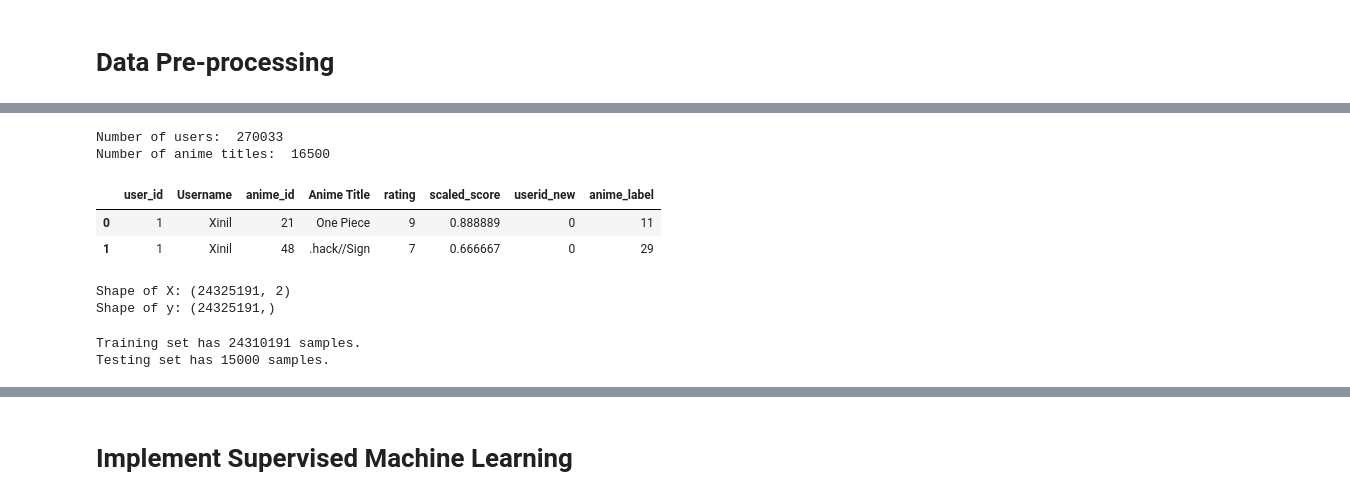
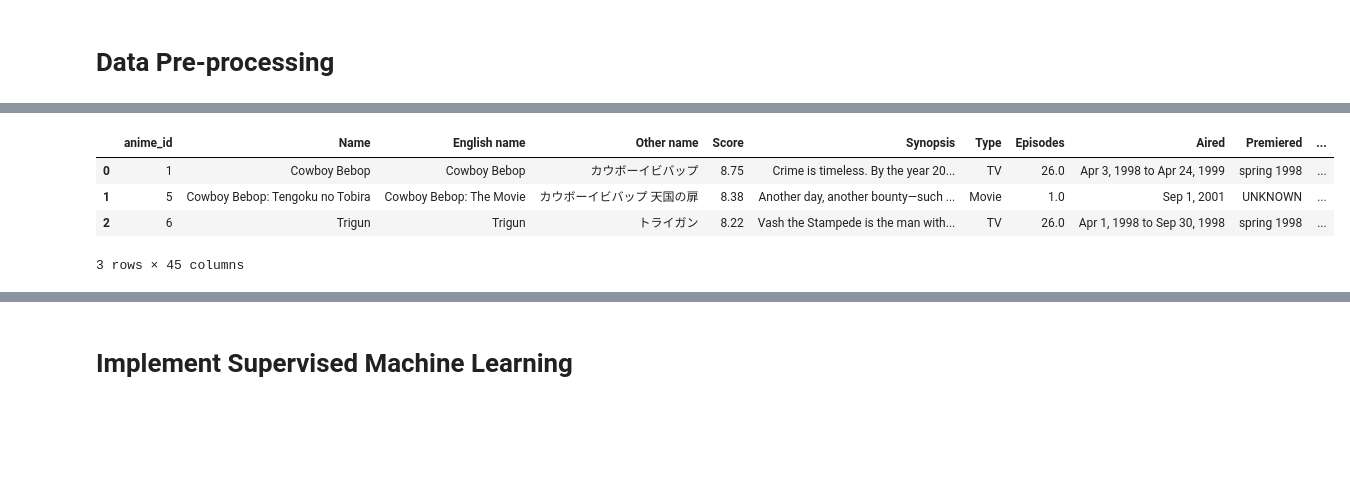
Before and after one commit to JoshRDFI/capstone, a Jupyter notebook: AnimeRecommender.ipynb, the cells around one changed output, grey strips where cells are left out. Saved outputs shown, nothing was run; the diff lists cells and outputs as text; code cells hidden in the pictures; blank space fills up the shorter version.

Commit message:
Fix errors
Making changes to the ML model and correcting errors.

```diff
--- a/AnimeRecommender.ipynb
+++ b/AnimeRecommender.ipynb
@@ -219,6 +218,6 @@ anime.loc[anime['Score'] == "UNKNOWN"]
 # %% [markdown]
 Since very few members have watched/favorited these shows with UNKNOWN as a score, I have decided to give them a 0.5 score. This keeps them from being eliminated from the dataset, and maybe allows someone in the future to discover a hidden gem.
 # %%
-anime['Score'] = anime['Score'].replace('UNKNOWN', '0.5')
+anime_df['Score'] = anime_df['Score'].replace('UNKNOWN', '0.5')
 # %%
 # Rerun check to test
@@ -228,5 +227,5 @@ anime.loc[anime['Score'] == "UNKNOWN"]
 0 rows × 24 columns
 # %%
 # Perform same on Rank and Popularity to replace 'UNKNOWN'
-anime['Rank'] = anime['Rank'].replace('UNKNOWN', '0.0')
-anime['Popularity'] = anime['Popularity'].replace('UNKNOWN', '0')
+anime_df['Rank'] = anime_df['Rank'].replace('UNKNOWN', '0.0')
+anime_df['Popularity'] = anime_df['Popularity'].replace('UNKNOWN', '0')
@@ -232,0 +234,3 @@ anime['Popularity'] = anime['Popularity'].replace('UNKNOWN', '0')
+# %%
+# Convert 'Rank' to numeric
+anime_df['Rank'] = pd.to_numeric(anime_df['Rank'], errors='coerce')
@@ -483,37 +498,29 @@ num_animes = len(anime_label.classes_)
-# %%
-# Show results from encoding process
-print("Number of users: ", num_users)
-print("Number of anime titles: ", num_animes)
-# %% [output]
-Number of users:  270033
-Number of anime titles:  16500
-# %%
-scores.head(2)
-# %% [output]
-|  | user_id | Username | anime_id | Anime Title | rating | scaled_score | userid_new | anime_label |
-| 0 | 1 | Xinil | 21 | One Piece | 9 | 0.888889 | 0 | 11 |
-| 1 | 1 | Xinil | 48 | .hack//Sign | 7 | 0.666667 | 0 | 29 |
-# %%
-# Shuffle 'scores'
-scores = shuffle(scores, random_state=100)
-
-# Create feature matrix X and target variable y
-X = scores[['userid_new', 'anime_label']].values
-y = scores["scaled_score"].values
-
-# Printing dataset information
-print("Shape of X:", X.shape)
-print("Shape of y:", y.shape)
-# %% [output]
-Shape of X: (24325191, 2)
-Shape of y: (24325191,)
-# %%
-test_set_size = 15000  # Number of samples for test set
-
-X_train, X_test, y_train, y_test = train_test_split(X, y, test_size=test_set_size, random_state=5)
-
-print("Training set has {} samples.".format(y_train.shape[0]))
-print("Testing set has {} samples.".format(y_test.shape[0]))
-# %% [output]
-Training set has 24310191 samples.
-Testing set has 15000 samples.
+# %%
+def encode_genres(anime_df):
+    # Split the 'Genres' column
+    anime_df['Genres'] = anime_df['Genres'].str.split(', ')
+
+    # Use MultiLabelBinarizer to one-hot encode the genres
+    mlb = MultiLabelBinarizer()
+    genres_encoded = mlb.fit_transform(anime_df['Genres'])
+
+    # Convert the encoded genres to a DataFrame and set column names
+    genres_encoded_df = pd.DataFrame(genres_encoded, columns=mlb.classes_)
+
+    # Concatenate the encoded genres to the original dataframe
+    anime_df = pd.concat([anime_df, genres_encoded_df], axis=1)
+
+    # Drop the original 'Genres' column
+    anime_df.drop('Genres', axis=1, inplace=True)
+
+    return anime_df
+
+anime_df = encode_genres(anime_df)
+# %%
+anime_df.head(3)
+# %% [output]
+|  | anime_id | Name | English name | Other name | Score | Synopsis | Type | Episodes | Aired | Premiered | ... |
+| 0 | 1 | Cowboy Bebop | Cowboy Bebop | カウボーイビバップ | 8.75 | Crime is timeless. By the year 20... | TV | 26.0 | Apr 3, 1998 to Apr 24, 1999 | spring 1998 | ... |
+| 1 | 5 | Cowboy Bebop: Tengoku no Tobira | Cowboy Bebop: The Movie | カウボーイビバップ 天国の扉 | 8.38 | Another day, another bounty—such ... | Movie | 1.0 | Sep 1, 2001 | UNKNOWN | ... |
+| 2 | 6 | Trigun | Trigun | トライガン | 8.22 | Vash the Stampede is the man with... | TV | 26.0 | Apr 1, 1998 to Sep 30, 1998 | spring 1998 | ... |
+3 rows × 45 columns
```
Also changed, not shown: parts of 61 cells of this notebook.
